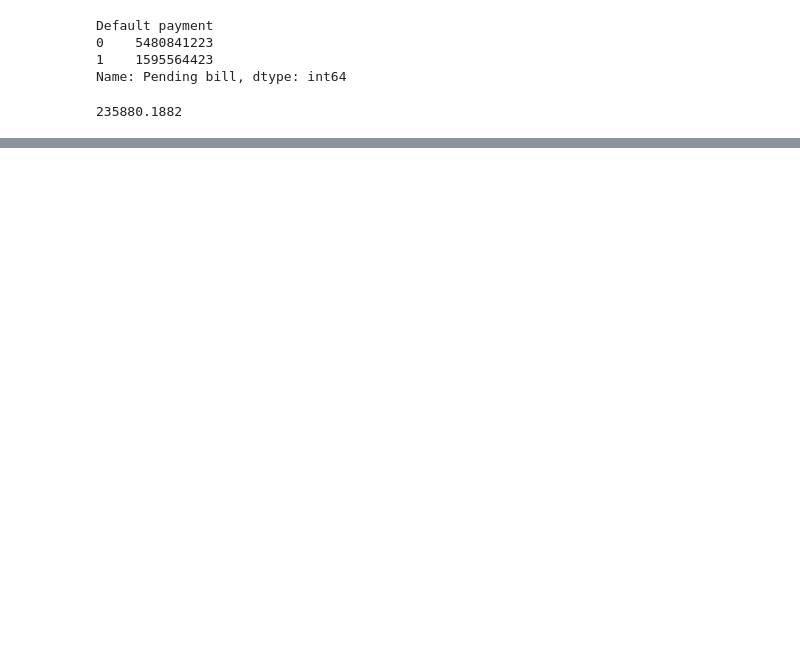
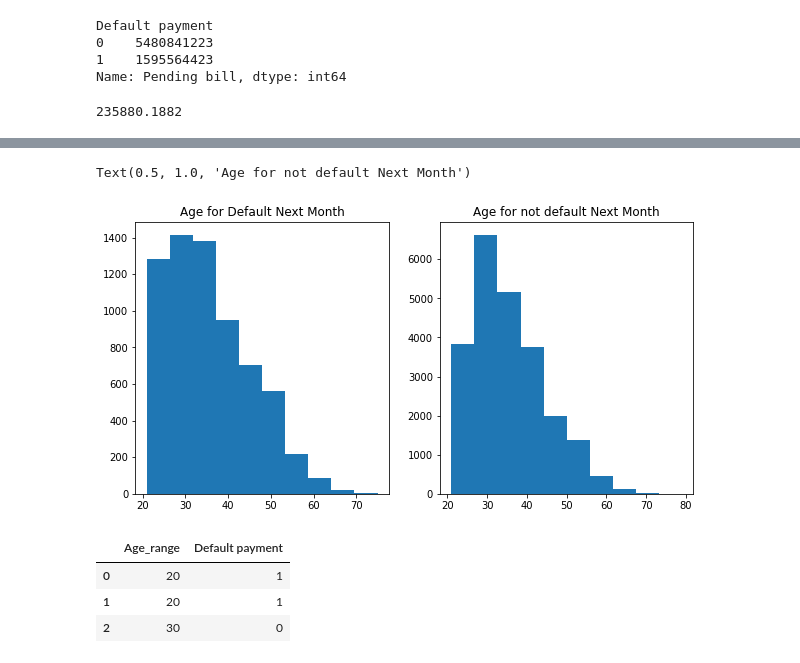
Before and after one commit to Priyabrat845/Credit-Card-Default-Prediction-, a Jupyter notebook: Credit_Card_Default_Prediction_Capstone_Project.ipynb, the cells around one changed output, grey strips where cells are left out. Cells and saved outputs as stored; diff of their text form; code cells hidden in the pictures; blank space fills up the shorter version.

```diff
--- a/Credit_Card_Default_Prediction_Capstone_Project.ipynb
+++ b/Credit_Card_Default_Prediction_Capstone_Project.ipynb
@@ -293,0 +330,12 @@ dataset['Pending bill'].mean()
+# %%
+plt.rcParams["figure.figsize"] = (10,5)
+Default = dataset[dataset['Default payment']==1]
+Not_default = dataset[dataset['Default payment']==0]
+fig,axes = plt.subplots(nrows=1, ncols=2)
+axes[0].hist(Default['AGE'])
+axes[0].set_title("Age for Default Next Month")
+axes[1].hist(Not_default['AGE'])
+axes[1].set_title("Age for not default Next Month")
+# %% [output]
+Text(0.5, 1.0, 'Age for not default Next Month')
+[figure, added]
@@ -293,0 +357,7 @@ dataset['Pending bill'].mean()
+# %%
+age_range_df.head(3)
+# %% [output]
+|  | Age_range | Default payment |
+| 0 | 20 | 1 |
+| 1 | 20 | 1 |
+| 2 | 30 | 0 |
```
Also changed, not shown: parts of 37 cells of this notebook.
